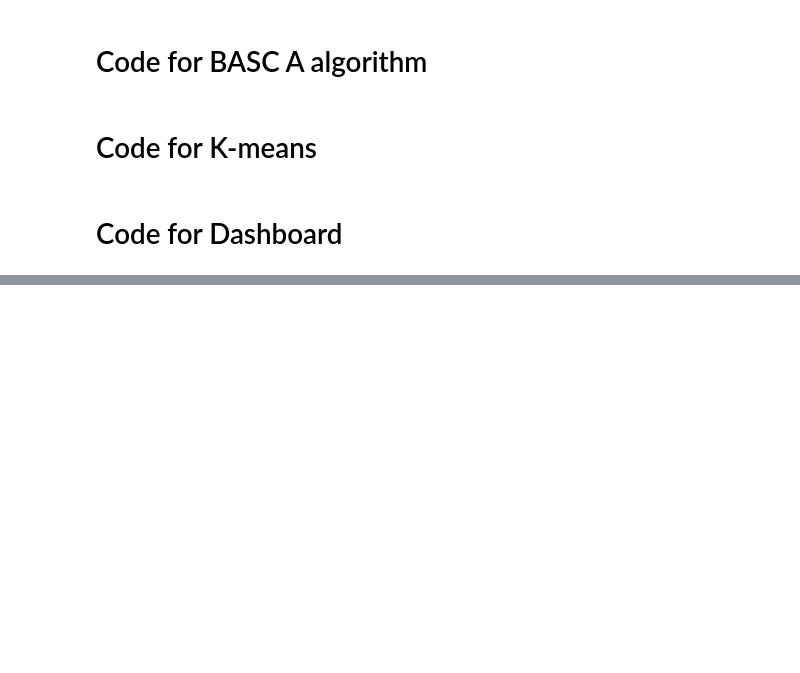
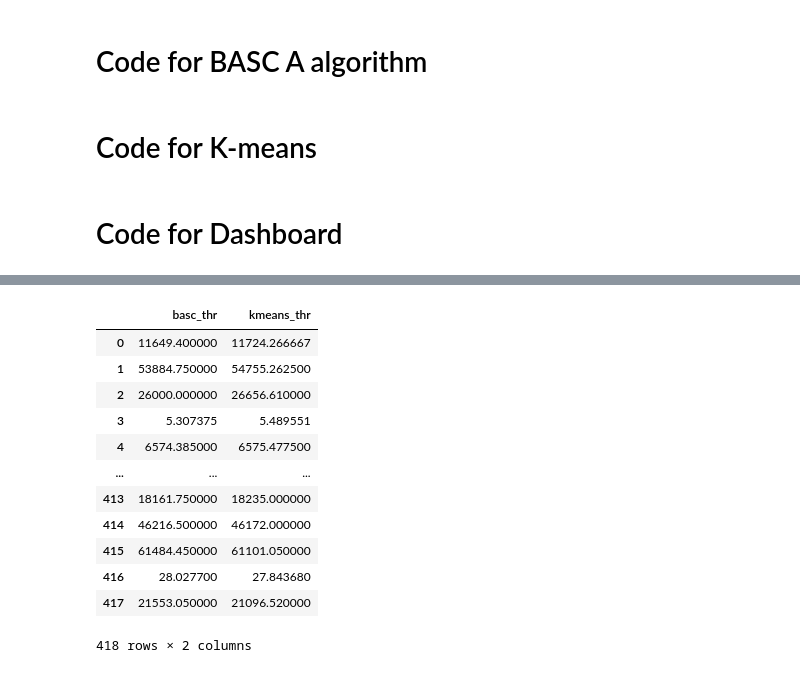
Before and after one commit to michaelterrefortes/Data-Visuaization-Project, a Jupyter notebook: Project.ipynb, the cells around one changed output, grey strips where cells are left out. Drawn from its saved outputs; the diff is of its cells as text; code cells hidden in the pictures; blank space fills up the shorter version.

```diff
--- a/Project.ipynb
+++ b/Project.ipynb
@@ -281,0 +323,11 @@ invalid value encountered in scalar divide
+# %%
+genes = df.values
+
+rows = df.shape[0]
+col_names = {'basc_thr':[], 'kmeans_thr':[]}
+final_df = pd.DataFrame(col_names)
+for i in range(rows):
+        k_means = K_Means(genes[i])
+        basc_a = BASC_A(genes[i])
+        new_row = {'basc_thr':basc_a, 'kmeans_thr':k_means}
+        final_df.loc[len(final_df)] = new_row
@@ -281,0 +352,16 @@ invalid value encountered in scalar divide
+# %%
+final_df
+# %% [output]
+|  | basc_thr | kmeans_thr |
+| 0 | 11649.400000 | 11724.266667 |
+| 1 | 53884.750000 | 54755.262500 |
+| 2 | 26000.000000 | 26656.610000 |
+| 3 | 5.307375 | 5.489551 |
+| 4 | 6574.385000 | 6575.477500 |
+| ... | ... | ... |
+| 413 | 18161.750000 | 18235.000000 |
+| 414 | 46216.500000 | 46172.000000 |
+| 415 | 61484.450000 | 61101.050000 |
+| 416 | 28.027700 | 27.843680 |
+| 417 | 21553.050000 | 21096.520000 |
+418 rows × 2 columns
```
Also changed, not shown: parts of 2 cells of this notebook.
